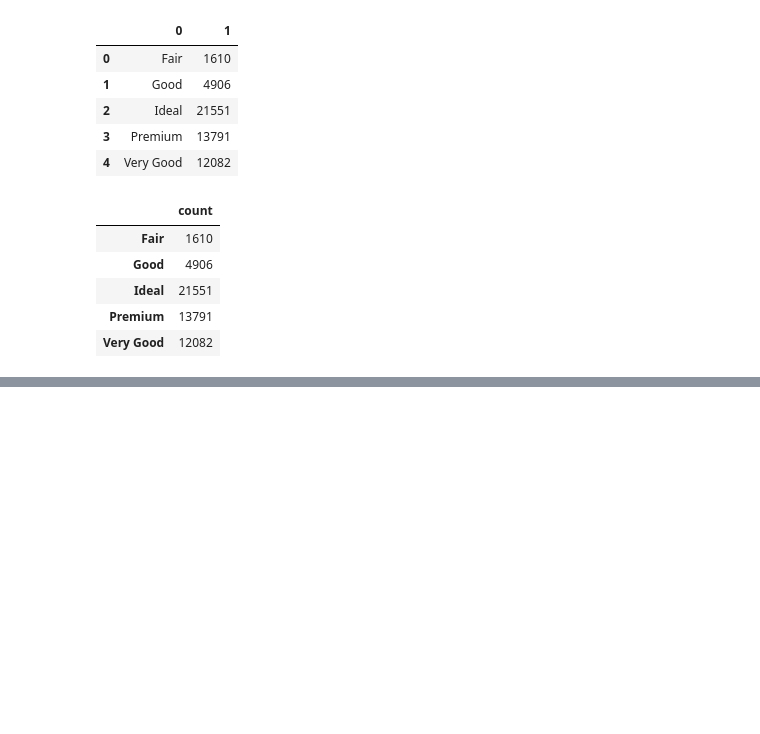
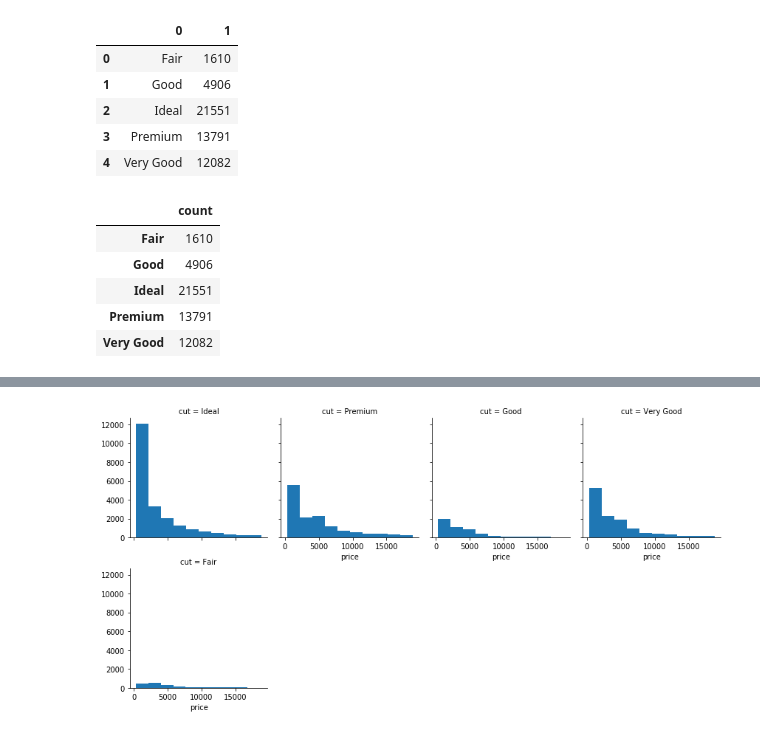
Before and after one commit to mdchambers/ml-working, a Jupyter notebook: Untitled.ipynb, the cells around one changed output, grey strips where cells are left out. Cells and saved outputs as stored; diff of their text form; code cells hidden in the pictures; blank space fills up the shorter version.

```diff
--- a/Untitled.ipynb
+++ b/Untitled.ipynb
@@ -26,0 +50,6 @@ counts_df_2
+# %%
+import seaborn as sns
+import matplotlib.pyplot as plt
+
+df = pd.read_csv("/Users/mike/diamonds.csv")
+df.head()
@@ -26,0 +63,6 @@ counts_df_2
+# %%
+gn = sns.FacetGrid(df, col = "cut", col_wrap=4)
+gn.map(plt.hist, "price")
+plt.show()
+# %% [output]
+[figure, added]
```
Also changed, not shown: parts of 6 cells of this notebook, 5 other files.
